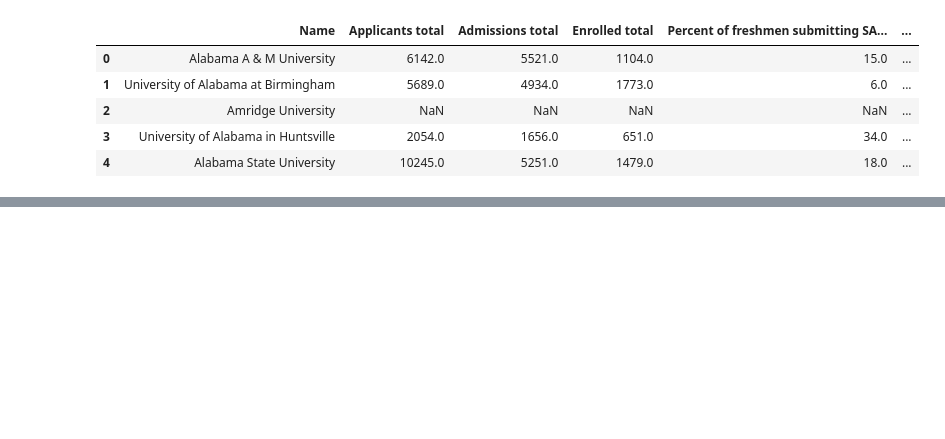
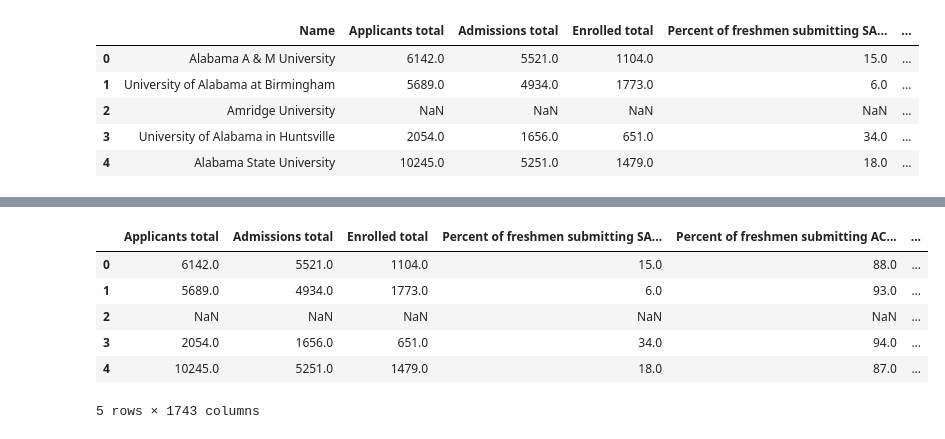
Before and after one commit to sah9j/FinalDataDive, a Jupyter notebook: main.ipynb, the cells around one changed output, grey strips where cells are left out. Saved outputs shown, nothing was run; the diff lists cells and outputs as text; code cells hidden in the pictures; blank space fills up the shorter version.

```diff
--- a/main.ipynb
+++ b/main.ipynb
@@ -78,0 +117,4 @@ df.head()
+# %%
+# Splitting the target variable and features
+X = df.drop('Carnegie Classification 2010: Basic', axis=1)
+y = df['Carnegie Classification 2010: Basic']
@@ -78,0 +138,10 @@ df.head()
+# %%
+df_dummies.head()
+# %% [output]
+|  | Applicants total | Admissions total | Enrolled total | Percent of freshmen submitting SA... | Percent of freshmen submitting AC... | ... |
+| 0 | 6142.0 | 5521.0 | 1104.0 | 15.0 | 88.0 | ... |
+| 1 | 5689.0 | 4934.0 | 1773.0 | 6.0 | 93.0 | ... |
+| 2 | NaN | NaN | NaN | NaN | NaN | ... |
+| 3 | 2054.0 | 1656.0 | 651.0 | 34.0 | 94.0 | ... |
+| 4 | 10245.0 | 5251.0 | 1479.0 | 18.0 | 87.0 | ... |
+5 rows × 1743 columns
```
Also changed, not shown: parts of 21 cells of this notebook.
